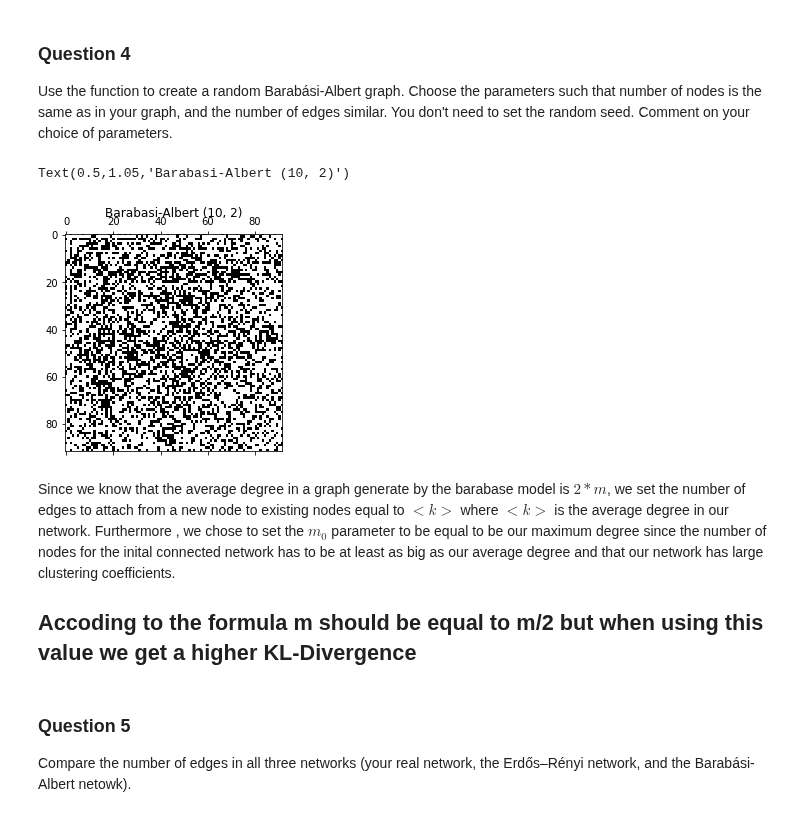
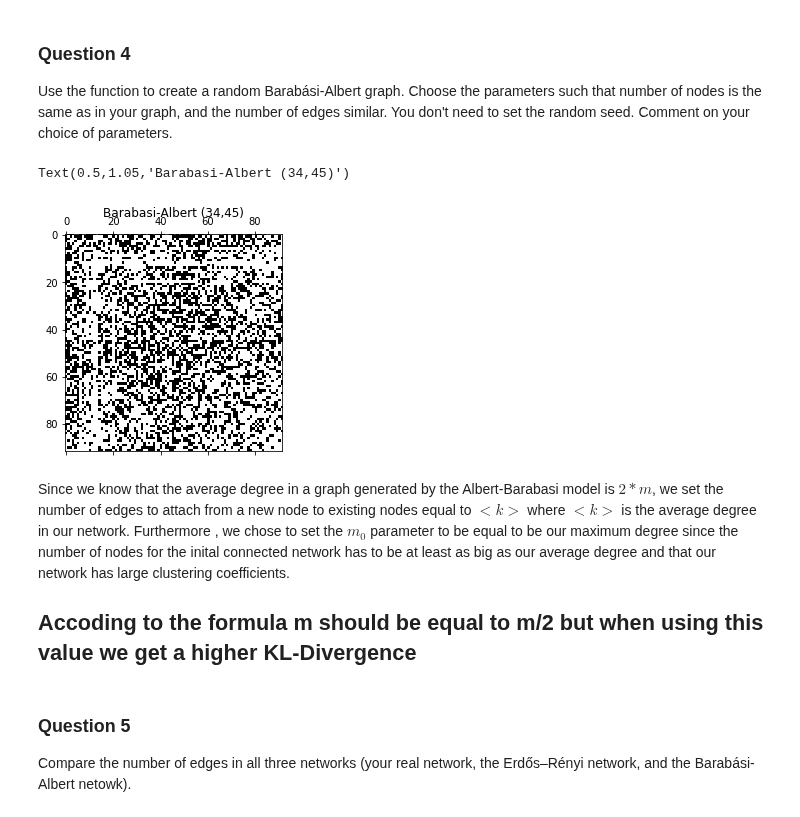
Before and after one commit to lkiel/US-Senators, a Jupyter notebook: milestones/2_network_models.ipynb, the cells around one changed output. Saved outputs shown, nothing was run; the diff lists cells and outputs as text; code cells hidden in the pictures.

```diff
--- a/milestones/2_network_models.ipynb
+++ b/milestones/2_network_models.ipynb
@@ -215,12 +208,12 @@ Use the function to create a random Barabási-Albert graph. Choose the parameter
 # %%
 barabasi_model = barabasi_albert(n_nodes, int(np.mean(node_degrees)), int(np.max(node_degrees)))
 plt.spy(barabasi_model)
-plt.title('Barabasi-Albert (10, 2)')
+plt.title('Barabasi-Albert ({},{})'.format(int(np.mean(node_degrees)),int(np.max(node_degrees))))
 # %% [output]
-Text(0.5,1.05,'Barabasi-Albert (10, 2)')
+Text(0.5,1.05,'Barabasi-Albert (34,45)')
-[figure, old version]
+[figure, new version]
 # %% [markdown]
-Since we know that the average degree in a graph generate by the barabase model is $ 2*m $, we  set the number of edges to attach from a new node to existing nodes equal to $ <k> $ where $ <k> $ is the average degree in our network.
+Since we know that the average degree in a graph generated by the Albert-Barabasi model is $ 2*m $, we  set the number of edges to attach from a new node to existing nodes equal to $ <k> $ where $ <k> $ is the average degree in our network.
 Furthermore , we chose to set the $m_0$ parameter to be equal to be our maximum degree since the number of nodes for the inital connected network has to be at least as big as our average degree and that our network has large clustering coefficients.
 ## Accoding to the formula m should be equal to m/2 but when using this value we get a higher KL-Divergence
 # %% [markdown]
```
Also changed, not shown: parts of 22 cells of this notebook, 2 other files.
